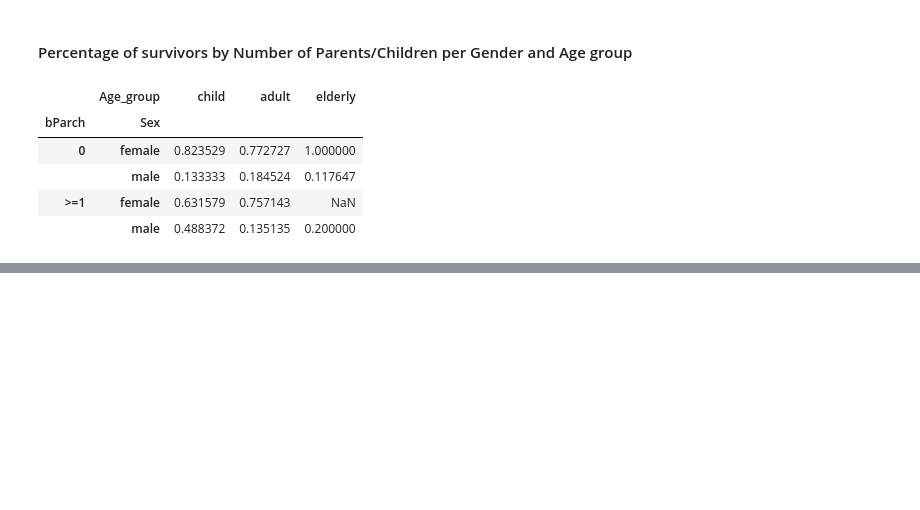
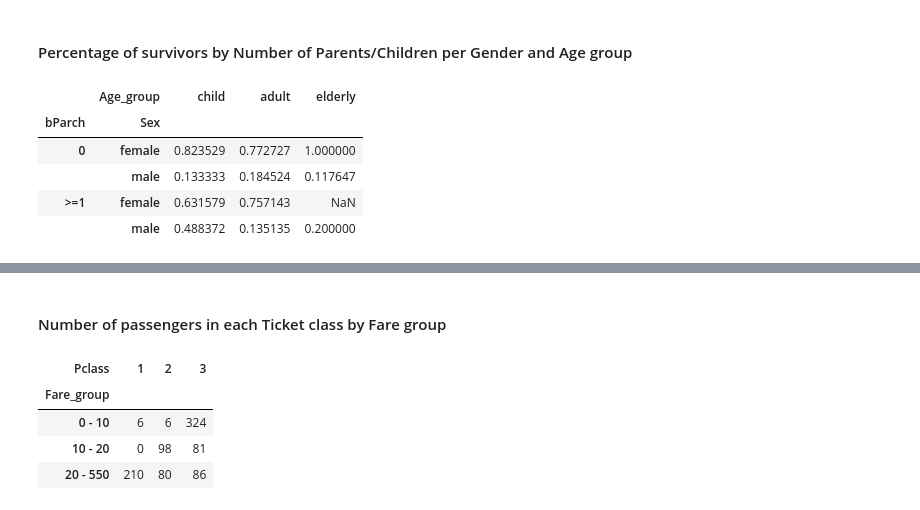
Before and after one commit to silvuple/Machine-Learning-Titanic-Kaggle, a Jupyter notebook: titanic_features_analysis.ipynb, the cells around one changed output, grey strips where cells are left out. Saved outputs shown, nothing was run; the diff lists cells and outputs as text; code cells hidden in the pictures; blank space fills up the shorter version.

```diff
--- a/titanic_features_analysis.ipynb
+++ b/titanic_features_analysis.ipynb
@@ -543,0 +590,9 @@ df.groupby(['bParch', 'Sex', 'Age_group']).Survived.mean().unstack()
+# %%
+def fare_group(fare):
+    fare_group = {'0  - 10': (0, 10),
+                  '10 - 20': (10, 20),
+                  '20 - 550': (20, 550)}
+    for group, fare_range in fare_group.items():
+        if fare >= fare_range[0] and fare < fare_range[1]:
+            return group
+df['Fare_group'] = df.Fare.map(fare_group, na_action='ignore')
@@ -543,0 +609,10 @@ df.groupby(['bParch', 'Sex', 'Age_group']).Survived.mean().unstack()
+# %% [markdown]
+#### Number of passengers in each Ticket class by Fare group
+# %%
+pd.crosstab(df.Fare_group, df.Pclass)
+# %% [output]
+| Pclass | 1 | 2 | 3 |
+| Fare_group |  |  |  |
+| 0 - 10 | 6 | 6 | 324 |
+| 10 - 20 | 0 | 98 | 81 |
+| 20 - 550 | 210 | 80 | 86 |
```
Also changed, not shown: parts of 8 cells of this notebook.
